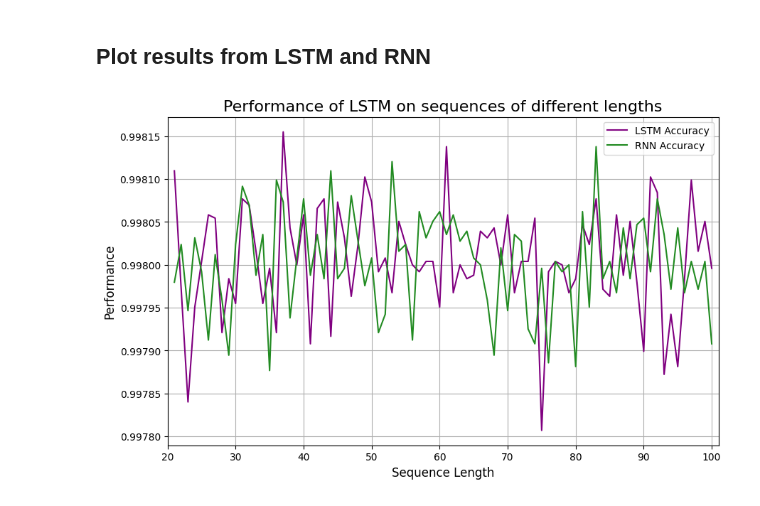
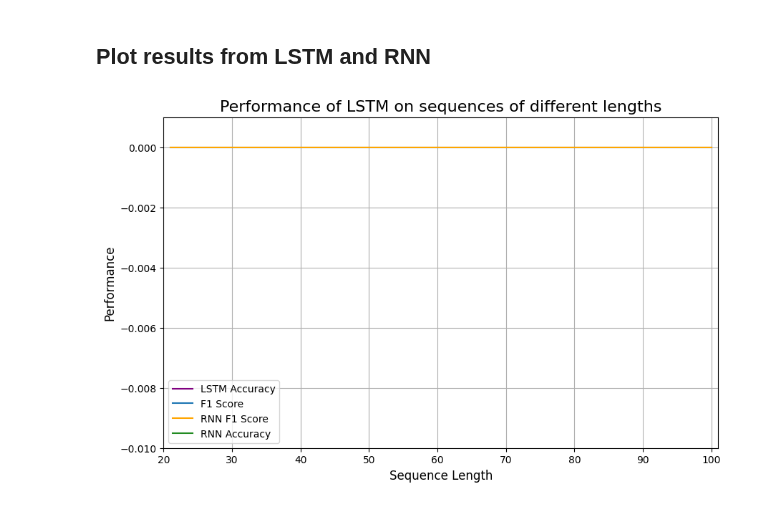
Before and after one commit to hxk874/ADL, a Jupyter notebook: afl3/Dem til afleveringen/lstm.ipynb, the cells around one changed output. Cells and saved outputs as stored; diff of their text form; code cells hidden in the pictures.

```diff
--- a/afl3/Dem til afleveringen/lstm.ipynb
+++ b/afl3/Dem til afleveringen/lstm.ipynb
@@ -232,7 +227,8 @@ best_model = None
 for hidden_size in hidden_sizes:
     for lr in learning_rates:
         model = LSTM(input_size, hidden_size, output_size)
-        criterion = nn.CrossEntropyLoss(weight=torch.tensor(class_weights, dtype=torch.float))
+        criterion = nn.CrossEntropyLoss()
+        #criterion = nn.CrossEntropyLoss(weight=torch.tensor(class_weights, dtype=torch.float))
         optimizer = optim.Adam(model.parameters(), lr=lr)
         optimizer = optim.Adam(model.parameters(), lr=lr)
 
@@ -293,20 +289,22 @@ for length in range(21, 101):
 # %%
 # Load vanilla RNN
 rnn_accuracy_per_length = np.loadtxt('RNN_acc.csv', delimiter=',')
+rnn_f1_score_per_length = np.loadtxt('RNN_f1.csv', delimiter=',')
 # %% [markdown]
 ## Plot results from LSTM and RNN
 # %%
 plt.figure(figsize=(10, 6))
 plt.plot(range(21, 101), accuracy_per_length, label='LSTM Accuracy', color='purple')
-#plt.plot(range(21, 101), f1_score_per_length, label='F1 Score')
+plt.plot(range(21, 101), f1_score_per_length, label='F1 Score')
+plt.plot(range(21, 101), rnn_f1_score_per_length, label='RNN F1 Score', color='orange')
 plt.plot(range(21, 101), rnn_accuracy_per_length, label='RNN Accuracy', color='forestgreen')
-#plt.ylim(0.9, 1)
+plt.ylim(-0.01,0.001)
 plt.xlim(20, 101)
 plt.xlabel('Sequence Length', fontsize=12)
 plt.ylabel('Performance', fontsize=12)
 plt.title('Performance of LSTM on sequences of different lengths', fontsize=16)
 plt.legend()
 plt.grid(True)
 plt.show()
 # %% [output]
-[figure, old version]
+[figure, new version]
```
Also changed, not shown: parts of 4 cells of this notebook, 3 other files.
